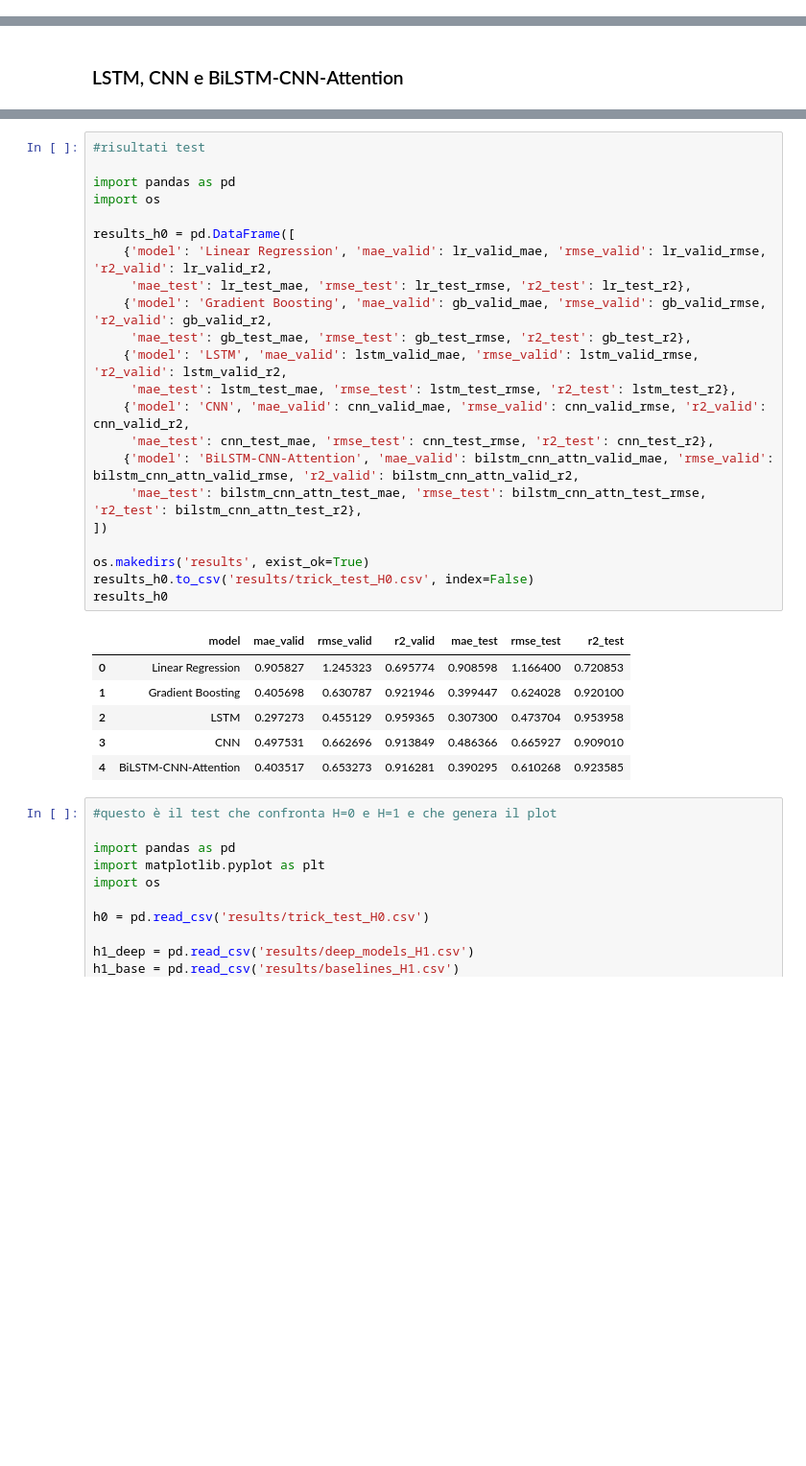
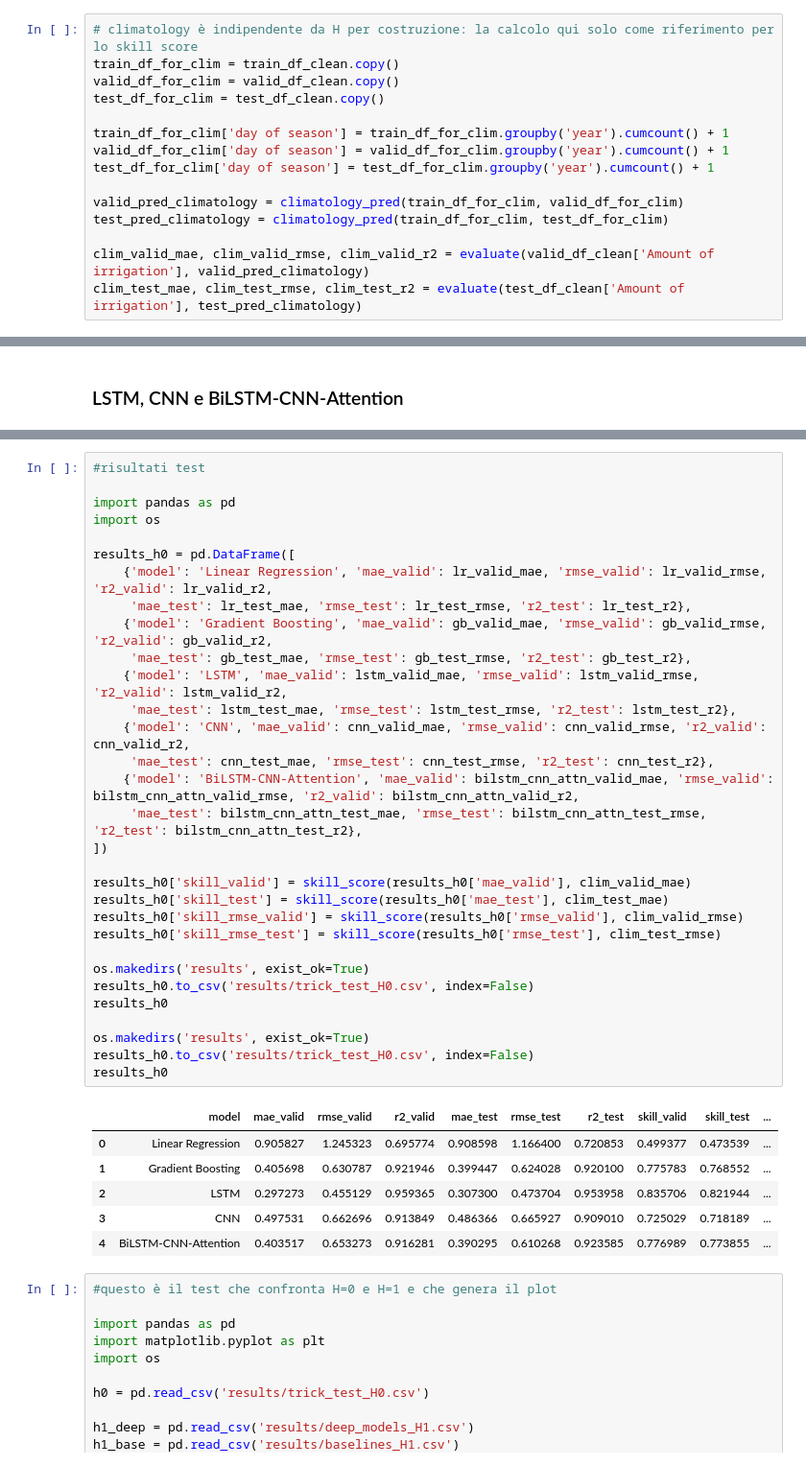
Before and after one commit to Filomaior03/progetto, a Jupyter notebook: trick_test_H0.ipynb, the cells around one changed output, grey strips where cells are left out. Shown at 96% size. Drawn from its saved outputs; the diff is of its cells as text; blank space fills up the shorter version.

Commit message:
Aggiunta mancanze (skill_rmse, feature_importance)

```diff
--- a/trick_test_H0.ipynb
+++ b/trick_test_H0.ipynb
@@ -78,6 +78,21 @@ train_df_norm, valid_df_norm, test_df_norm, train_df_min, train_df_max = normali
 train_X, train_y = create_sequences(train_df_norm, 20, 0)
 valid_X, valid_y = create_sequences(valid_df_norm, 20, 0)
 test_X, test_y = create_sequences(test_df_norm, 20, 0)
+# %%
+# climatology è indipendente da H per costruzione: la calcolo qui solo come riferimento per lo skill score
+train_df_for_clim = train_df_clean.copy()
+valid_df_for_clim = valid_df_clean.copy()
+test_df_for_clim = test_df_clean.copy()
+
+train_df_for_clim['day of season'] = train_df_for_clim.groupby('year').cumcount() + 1
+valid_df_for_clim['day of season'] = valid_df_for_clim.groupby('year').cumcount() + 1
+test_df_for_clim['day of season'] = test_df_for_clim.groupby('year').cumcount() + 1
+
+valid_pred_climatology = climatology_pred(train_df_for_clim, valid_df_for_clim)
+test_pred_climatology = climatology_pred(train_df_for_clim, test_df_for_clim)
+
+clim_valid_mae, clim_valid_rmse, clim_valid_r2 = evaluate(valid_df_clean['Amount of irrigation'], valid_pred_climatology)
+clim_test_mae, clim_test_rmse, clim_test_r2 = evaluate(test_df_clean['Amount of irrigation'], test_pred_climatology)
 # %% [markdown]
 ### Linear Regression e Gradient Boosting
 # %%
@@ -146,32 +161,41 @@ Epoch 35/100
 # %%
 #risultati test
 
 import pandas as pd
 import os
 
 results_h0 = pd.DataFrame([
     {'model': 'Linear Regression', 'mae_valid': lr_valid_mae, 'rmse_valid': lr_valid_rmse, 'r2_valid': lr_valid_r2,
      'mae_test': lr_test_mae, 'rmse_test': lr_test_rmse, 'r2_test': lr_test_r2},
     {'model': 'Gradient Boosting', 'mae_valid': gb_valid_mae, 'rmse_valid': gb_valid_rmse, 'r2_valid': gb_valid_r2,
      'mae_test': gb_test_mae, 'rmse_test': gb_test_rmse, 'r2_test': gb_test_r2},
     {'model': 'LSTM', 'mae_valid': lstm_valid_mae, 'rmse_valid': lstm_valid_rmse, 'r2_valid': lstm_valid_r2,
      'mae_test': lstm_test_mae, 'rmse_test': lstm_test_rmse, 'r2_test': lstm_test_r2},
     {'model': 'CNN', 'mae_valid': cnn_valid_mae, 'rmse_valid': cnn_valid_rmse, 'r2_valid': cnn_valid_r2,
      'mae_test': cnn_test_mae, 'rmse_test': cnn_test_rmse, 'r2_test': cnn_test_r2},
     {'model': 'BiLSTM-CNN-Attention', 'mae_valid': bilstm_cnn_attn_valid_mae, 'rmse_valid': bilstm_cnn_attn_valid_rmse, 'r2_valid': bilstm_cnn_attn_valid_r2,
      'mae_test': bilstm_cnn_attn_test_mae, 'rmse_test': bilstm_cnn_attn_test_rmse, 'r2_test': bilstm_cnn_attn_test_r2},
 ])
 
+results_h0['skill_valid'] = skill_score(results_h0['mae_valid'], clim_valid_mae)
+results_h0['skill_test'] = skill_score(results_h0['mae_test'], clim_test_mae)
+results_h0['skill_rmse_valid'] = skill_score(results_h0['rmse_valid'], clim_valid_rmse)
+results_h0['skill_rmse_test'] = skill_score(results_h0['rmse_test'], clim_test_rmse)
+
 os.makedirs('results', exist_ok=True)
 results_h0.to_csv('results/trick_test_H0.csv', index=False)
 results_h0
+
+os.makedirs('results', exist_ok=True)
+results_h0.to_csv('results/trick_test_H0.csv', index=False)
+results_h0
 # %% [output]
-|  | model | mae_valid | rmse_valid | r2_valid | mae_test | rmse_test | r2_test |
-| 0 | Linear Regression | 0.905827 | 1.245323 | 0.695774 | 0.908598 | 1.166400 | 0.720853 |
-| 1 | Gradient Boosting | 0.405698 | 0.630787 | 0.921946 | 0.399447 | 0.624028 | 0.920100 |
-| 2 | LSTM | 0.297273 | 0.455129 | 0.959365 | 0.307300 | 0.473704 | 0.953958 |
-| 3 | CNN | 0.497531 | 0.662696 | 0.913849 | 0.486366 | 0.665927 | 0.909010 |
-| 4 | BiLSTM-CNN-Attention | 0.403517 | 0.653273 | 0.916281 | 0.390295 | 0.610268 | 0.923585 |
+|  | model | mae_valid | rmse_valid | r2_valid | mae_test | rmse_test | r2_test | skill_valid | skill_test | ... |
+| 0 | Linear Regression | 0.905827 | 1.245323 | 0.695774 | 0.908598 | 1.166400 | 0.720853 | 0.499377 | 0.473539 | ... |
+| 1 | Gradient Boosting | 0.405698 | 0.630787 | 0.921946 | 0.399447 | 0.624028 | 0.920100 | 0.775783 | 0.768552 | ... |
+| 2 | LSTM | 0.297273 | 0.455129 | 0.959365 | 0.307300 | 0.473704 | 0.953958 | 0.835706 | 0.821944 | ... |
+| 3 | CNN | 0.497531 | 0.662696 | 0.913849 | 0.486366 | 0.665927 | 0.909010 | 0.725029 | 0.718189 | ... |
+| 4 | BiLSTM-CNN-Attention | 0.403517 | 0.653273 | 0.916281 | 0.390295 | 0.610268 | 0.923585 | 0.776989 | 0.773855 | ... |
 # %%
 #questo è il test che confronta H=0 e H=1 e che genera il plot
 
```
Also changed, not shown: parts of 1 cell of this notebook, 24 other files.
